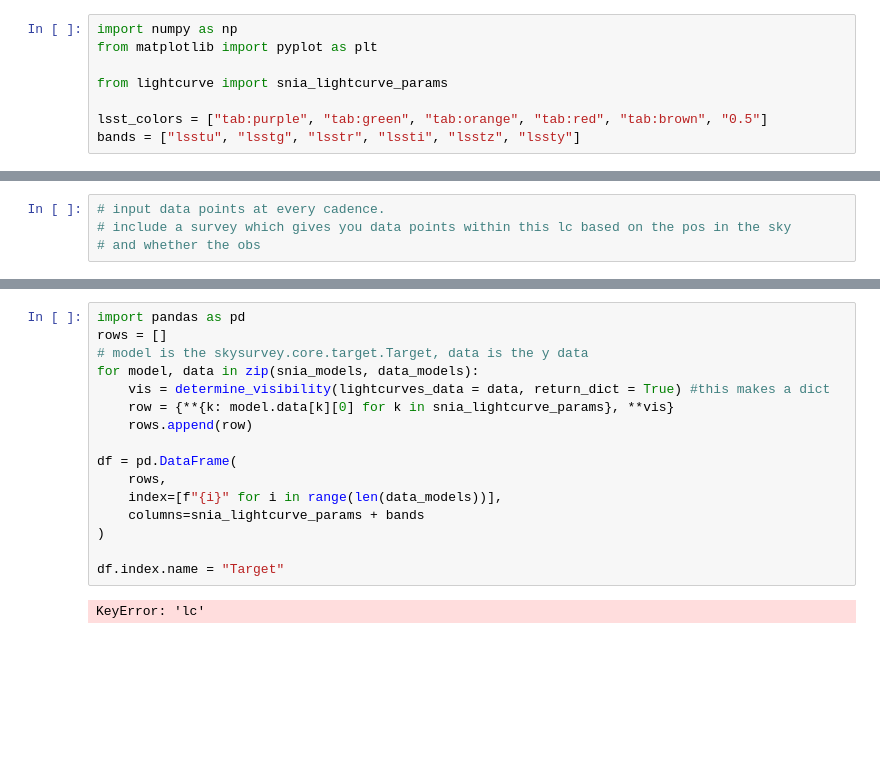
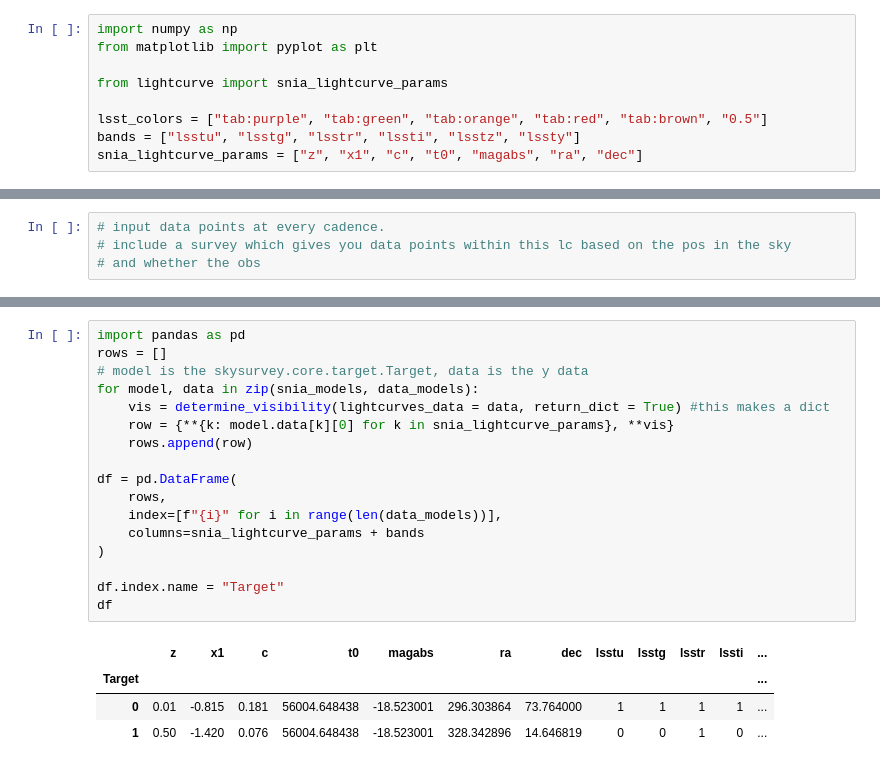
Before and after one commit to krissylla/TransientSimulation, a Jupyter notebook: test_lightcurve.ipynb, the cells around one changed output, grey strips where cells are left out. Saved outputs shown, nothing was run; the diff lists cells and outputs as text; blank space fills up the shorter version.

```diff
--- a/test_lightcurve.ipynb
+++ b/test_lightcurve.ipynb
@@ -28,6 +28,7 @@ from lightcurve import snia_lightcurve_params
 
 lsst_colors = ["tab:purple", "tab:green", "tab:orange", "tab:red", "tab:brown", "0.5"]
 bands = ["lsstu", "lsstg", "lsstr", "lssti", "lsstz", "lssty"]
+snia_lightcurve_params = ["z", "x1", "c", "t0", "magabs", "ra", "dec"]
 # %%
 import skysurvey
 new_snia = skysurvey.SNeIa().from_draw(1)
@@ -124,18 +126,22 @@ data
 # %%
 import pandas as pd
 rows = []
 # model is the skysurvey.core.target.Target, data is the y data
 for model, data in zip(snia_models, data_models):
     vis = determine_visibility(lightcurves_data = data, return_dict = True) #this makes a dict
     row = {**{k: model.data[k][0] for k in snia_lightcurve_params}, **vis}
     rows.append(row)
 
 df = pd.DataFrame(
     rows,
     index=[f"{i}" for i in range(len(data_models))],
     columns=snia_lightcurve_params + bands
 )
 
 df.index.name = "Target"
+df
 # %% [output]
-KeyError: 'lc'
+|  | z | x1 | c | t0 | magabs | ra | dec | lsstu | lsstg | lsstr | lssti | ... |
+| Target |  |  |  |  |  |  |  |  |  |  |  | ... |
+| 0 | 0.01 | -0.815 | 0.181 | 56004.648438 | -18.523001 | 296.303864 | 73.764000 | 1 | 1 | 1 | 1 | ... |
+| 1 | 0.50 | -1.420 | 0.076 | 56004.648438 | -18.523001 | 328.342896 | 14.646819 | 0 | 0 | 1 | 0 | ... |
```
Also changed, not shown: parts of 6 cells of this notebook.
